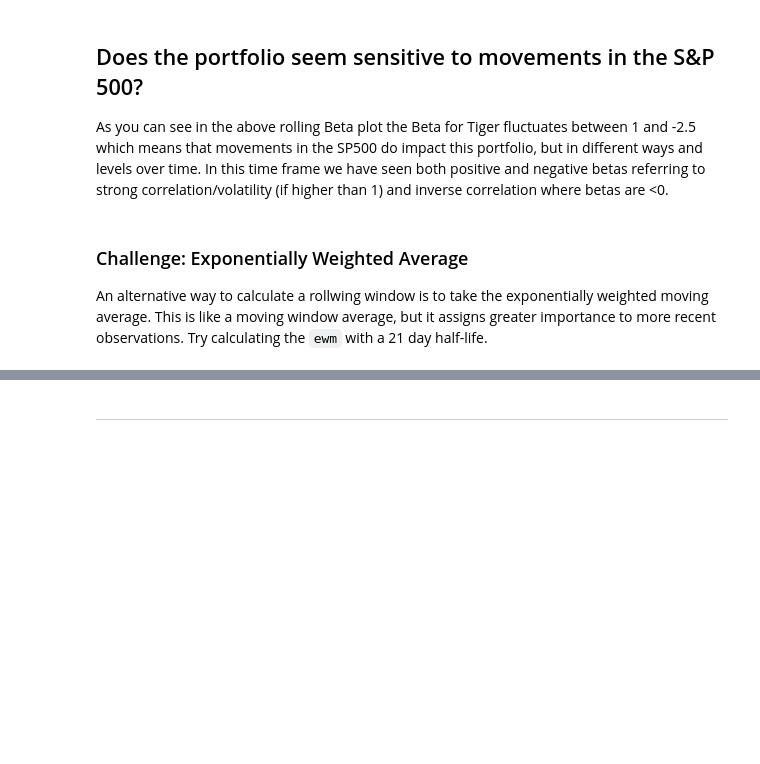
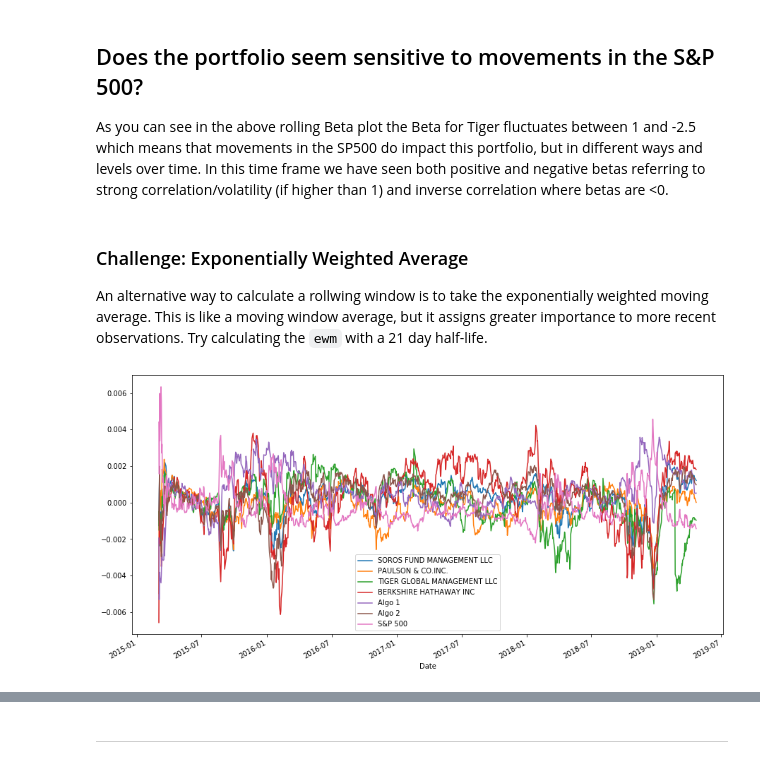
Before and after one commit to SWesterburger/pandas-homework, a Jupyter notebook: Starter_Code/whale_analysis.ipynb, the cells around one changed output, grey strips where cells are left out. Saved outputs shown, nothing was run; the diff lists cells and outputs as text; code cells hidden in the pictures; blank space fills up the shorter version.

```diff
--- a/Starter_Code/whale_analysis.ipynb
+++ b/Starter_Code/whale_analysis.ipynb
@@ -458,0 +459,8 @@ An alternative way to calculate a rollwing window is to take the exponentially w
+# %%
+# (OPTIONAL) YOUR CODE HERE
+
+# Use the pandas ewm function with halflife 21 and plot the ewm of mean of combined df
+
+ewm21_combined_df = combined_df.ewm(halflife=21).mean().plot(figsize=(15, 7.5))
+# %% [output]
+[figure, added]
```
Also changed, not shown: parts of 8 cells of this notebook, 8 other files.
